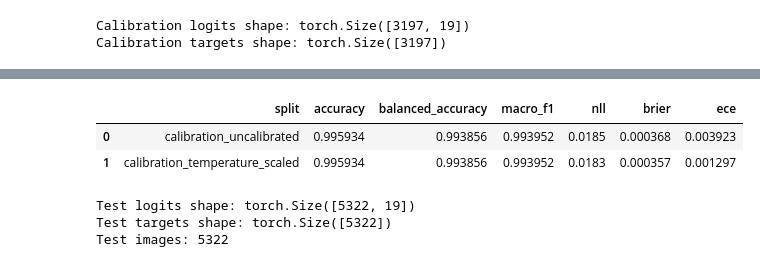
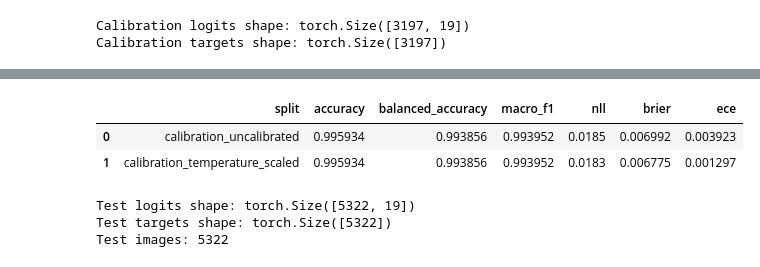
Before and after one commit to prajwal816/Crop-Disease-Detection, a Jupyter notebook: 04_temperature_scaling_and_internal_test_evaluation.ipynb, the cells around one changed output, grey strips where cells are left out. Drawn from its saved outputs; the diff is of its cells as text; code cells hidden in the pictures.

Commit message:
Kaggle Notebook | 04_temperature_scaliang-internal_test_evaluation | Version 6

```diff
--- a/04_temperature_scaling_and_internal_test_evaluation.ipynb
+++ b/04_temperature_scaling_and_internal_test_evaluation.ipynb
@@ -495,9 +495,12 @@ def metrics_from_logits(logits_tensor, targets_tensor, split_name):
     macro_f1 = f1_score(targets, preds, average="macro", zero_division=0)
 
     nll = log_loss(targets, probs, labels=list(range(NUM_CLASSES)))
-    brier = brier_score_loss(
-        (np.eye(NUM_CLASSES)[targets]).ravel(),
-        probs.ravel()
+    one_hot_targets = np.eye(NUM_CLASSES, dtype=np.float64)[targets]
+
+        # Standard multiclass Brier score:
+        # mean over images of the sum of squared class-probability errors.
+    brier = np.mean(
+    np.sum((probs - one_hot_targets) ** 2, axis=1)
     )
     ece = compute_ece(probs, targets, n_bins=15)
 
@@ -505,35 +508,35 @@ def metrics_from_logits(logits_tensor, targets_tensor, split_name):
         "split": split_name,
         "accuracy": acc,
         "balanced_accuracy": bal_acc,
         "macro_f1": macro_f1,
         "nll": nll,
         "brier": brier,
         "ece": ece
     }, probs, preds
 
 
 # Uncalibrated calibration metrics
 calib_uncal_metrics, calib_uncal_probs, calib_uncal_preds = metrics_from_logits(
     calib_logits,
     calib_targets,
     split_name="calibration_uncalibrated"
 )
 
 # Temperature-scaled calibration metrics
 with torch.no_grad():
     scaled_calib_logits = temperature_scaler(calib_logits.to(DEVICE)).cpu()
 
 calib_cal_metrics, calib_cal_probs, calib_cal_preds = metrics_from_logits(
     scaled_calib_logits,
     calib_targets,
     split_name="calibration_temperature_scaled"
 )
 
 pd.DataFrame([calib_uncal_metrics, calib_cal_metrics])
 # %% [output]
 |  | split | accuracy | balanced_accuracy | macro_f1 | nll | brier | ece |
-| 0 | calibration_uncalibrated | 0.995934 | 0.993856 | 0.993952 | 0.0185 | 0.000368 | 0.003923 |
-| 1 | calibration_temperature_scaled | 0.995934 | 0.993856 | 0.993952 | 0.0183 | 0.000357 | 0.001297 |
+| 0 | calibration_uncalibrated | 0.995934 | 0.993856 | 0.993952 | 0.0185 | 0.006992 | 0.003923 |
+| 1 | calibration_temperature_scaled | 0.995934 | 0.993856 | 0.993952 | 0.0183 | 0.006775 | 0.001297 |
 # %%
 test_logits, test_targets, test_paths = collect_logits_and_targets(
     model=model,
```
Also changed, not shown: parts of 2 cells of this notebook.
